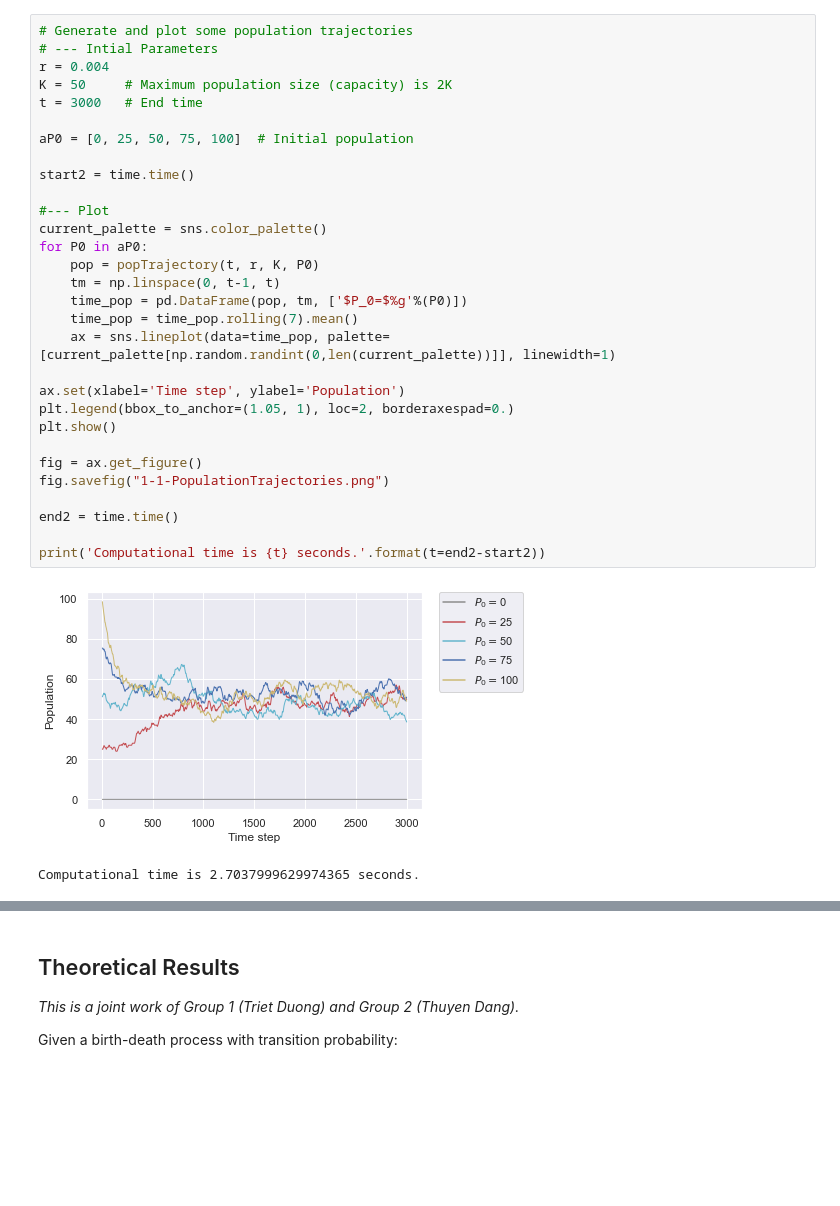
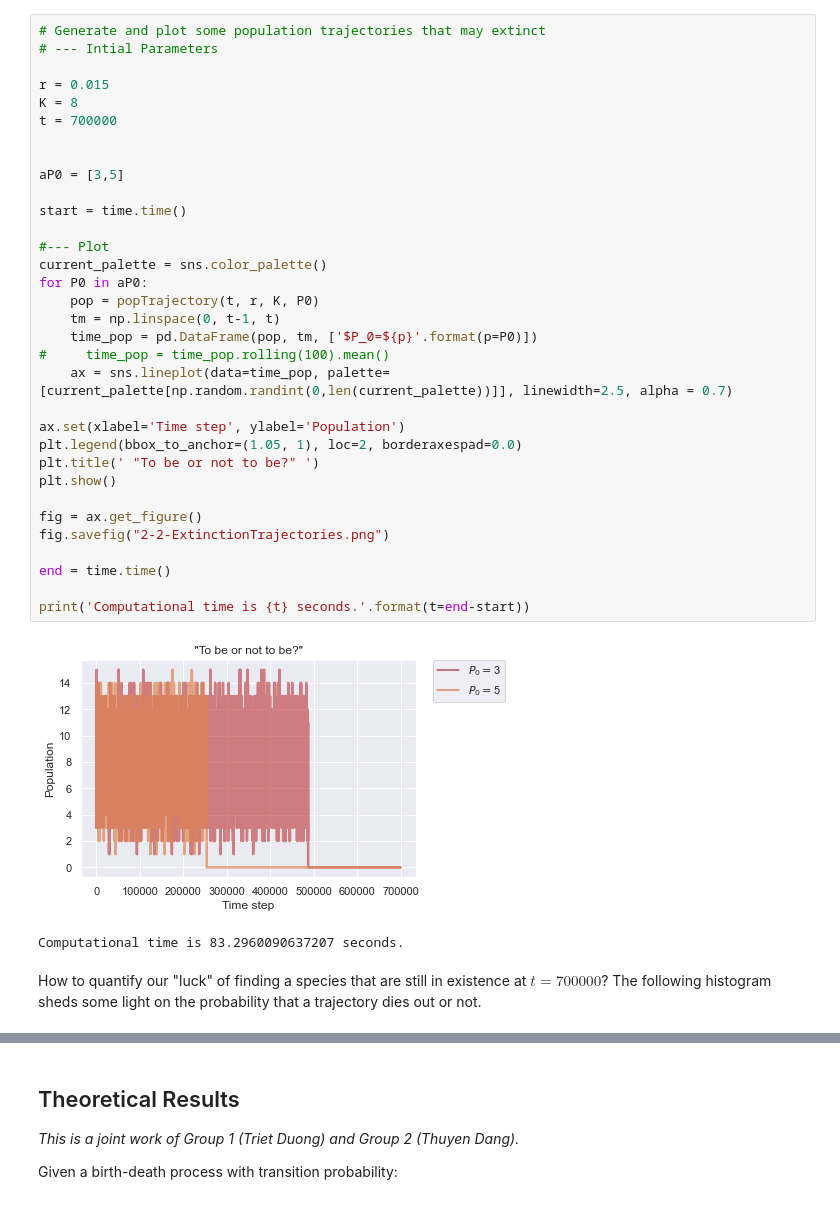
Before and after one commit to trienthuyendang/M6397-StochasticProcesses, a Jupyter notebook: Computational-challenges/CompChallenge2.ipynb, the cells around one changed output, grey strips where cells are left out. Drawn from its saved outputs; the diff is of its cells as text; blank space fills up the shorter version.

```diff
--- a/Computational-challenges/CompChallenge2.ipynb
+++ b/Computational-challenges/CompChallenge2.ipynb
@@ -80,34 +265,39 @@ def anaExtinctionTime(r,K,initpop):
 # %%
-# Generate and plot some population trajectories
+# Generate and plot some population trajectories that may extinct
 # --- Intial Parameters
-r = 0.004
-K = 50     # Maximum population size (capacity) is 2K
-t = 3000   # End time
 
-aP0 = [0, 25, 50, 75, 100]  # Initial population
+r = 0.015
+K = 8
+t = 700000
 
-start2 = time.time()
+
+aP0 = [3,5]
+
+start = time.time()
 
 #--- Plot
 current_palette = sns.color_palette()
 for P0 in aP0:
     pop = popTrajectory(t, r, K, P0)
     tm = np.linspace(0, t-1, t)
-    time_pop = pd.DataFrame(pop, tm, ['$P_0=$%g'%(P0)])
-    time_pop = time_pop.rolling(7).mean()
-    ax = sns.lineplot(data=time_pop, palette=[current_palette[np.random.randint(0,len(current_palette))]], linewidth=1)
+    time_pop = pd.DataFrame(pop, tm, ['$P_0=${p}'.format(p=P0)])
+#     time_pop = time_pop.rolling(100).mean()
+    ax = sns.lineplot(data=time_pop, palette=[current_palette[np.random.randint(0,len(current_palette))]], linewidth=2.5, alpha = 0.7)
 
 ax.set(xlabel='Time step', ylabel='Population')
-plt.legend(bbox_to_anchor=(1.05, 1), loc=2, borderaxespad=0.)
+plt.legend(bbox_to_anchor=(1.05, 1), loc=2, borderaxespad=0.0)
+plt.title(' "To be or not to be?" ')
 plt.show()
 
 fig = ax.get_figure()
-fig.savefig("1-1-PopulationTrajectories.png")
+fig.savefig("2-2-ExtinctionTrajectories.png")
 
-end2 = time.time()
+end = time.time()
 
-print('Computational time is {t} seconds.'.format(t=end2-start2))
+print('Computational time is {t} seconds.'.format(t=end-start))
 # %% [output]
-[figure, old version]
+[figure, new version]
-Computational time is 2.7037999629974365 seconds.
+Computational time is 83.2960090637207 seconds.
+# %% [markdown]
+How to quantify our "luck" of finding a species that are still in existence at $t=700000$? The following histogram sheds some light on the probability that a trajectory dies out or not.
 # %%
```
Also changed, not shown: parts of 23 cells of this notebook.
